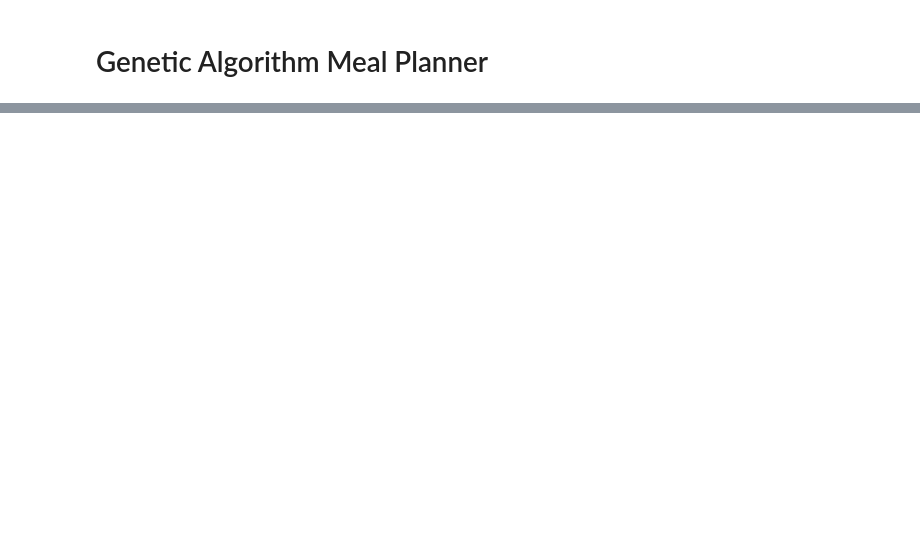
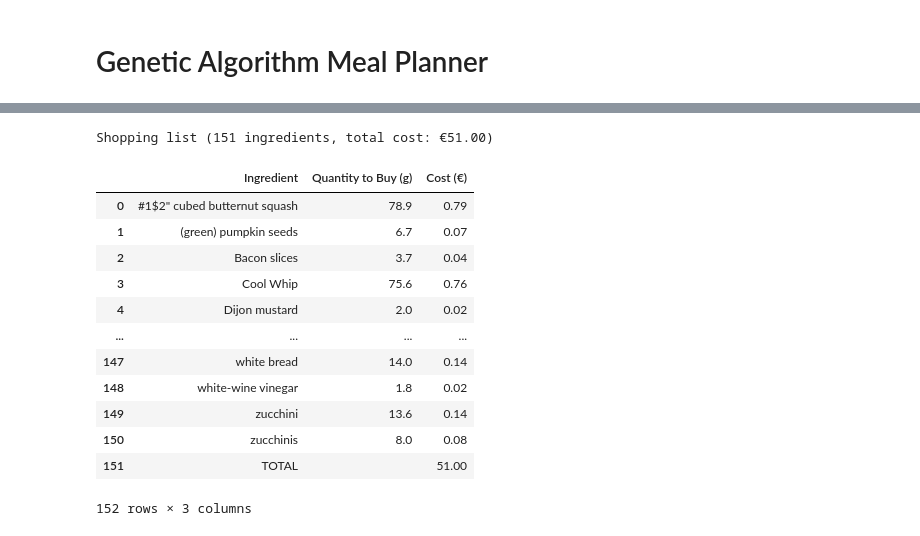
Before and after one commit to shappadappa/ICT3909-FYP, a Jupyter notebook: GAMealPlanner.ipynb, the cells around one changed output, grey strips where cells are left out. Cells and saved outputs as stored; diff of their text form; code cells hidden in the pictures; blank space fills up the shorter version.

```diff
--- a/GAMealPlanner.ipynb
+++ b/GAMealPlanner.ipynb
@@ -28,5 +100,5 @@ def fitness_function(_ga_instance, solution, _solution_index):
 # %%
-GENERATION_PRINT_INTERVAL = 25
+GENERATION_PRINT_INTERVAL = 10
 # %%
 def on_generation(ga_instance):
     num_generations = ga_instance.generations_completed
@@ -36,8 +108,8 @@ def on_generation(ga_instance):
         print(f"Generation {num_generations}, Best Fitness: {best_fitness:.2f}")
 # %%
-NUM_GENERATIONS = 200
+NUM_GENERATIONS = 1000
 NUM_PARENTS_MATING = 20
 POPULATION_SIZE = 100
-NUM_GENES = 21 # 3 meals/day x 7 days
+NUM_GENES = 21  # 3 meals/day x 7 days
 # %%
 ga_instance = GA(
@@ -80,7 +161,7 @@ for day in range(7):
     print(f"\nDay {day + 1} meal plan:")
 
     for meal in range(3):
-        recipe = recipes [int(best_meal_plan [day * 3 + meal])]
+        recipe = meal_planning_environment.recipes[int(best_meal_plan[day * 3 + meal])]
 
         print(f"Meal {meal + 1}: {recipe.name}")
 # %% [output]
@@ -107,10 +188,10 @@ Meal 3: Greek Salad
 consumed_stock = dict.fromkeys(pantry_stock.keys(), 0)
 
 for index in best_meal_plan:
-    recipe = recipes [int(index)]
+    recipe = recipes[int(index)]
 
-    for ingredient_name, quantity_needed in recipe.ingredient_quantities.items():
+    for ingredient_name, quantity_needed in recipe.ingredients.items():
         available = pantry_stock.get(ingredient_name, 0) - consumed_stock.get(ingredient_name, 0)
         from_pantry = max(0, min(available, quantity_needed))
-        consumed_stock [ingredient_name] = consumed_stock.get(ingredient_name, 0) + from_pantry
+        consumed_stock[ingredient_name] = consumed_stock.get(ingredient_name, 0) + from_pantry
 # %%
@@ -165,0 +253,44 @@ Nutritional information summary:
+# %%
+shopping_list = {}
+
+for index in best_meal_plan:
+    recipe = recipes[int(index)]
+
+    for ingredient_name, quantity_needed in recipe.ingredients.items():
+        available = pantry_stock.get(ingredient_name, 0) - consumed_stock.get(ingredient_name, 0)
+        to_buy = max(0, quantity_needed - available)
+        if to_buy > 0:
+            shopping_list[ingredient_name] = shopping_list.get(ingredient_name, 0.0) + to_buy
+
+shopping_data = [
+    {
+        "Ingredient": name,
+        "Quantity to Buy (g)": round(qty, 1),
+        "Cost (€)": round((qty / 100.0) * ingredient_costs.get(name, 1.0), 2),
+    }
+    for name, qty in sorted(shopping_list.items())
+]
+
+shopping_df = pd.DataFrame(shopping_data)
+
+total_cost = shopping_df["Cost (€)"].sum()
+total_row = pd.DataFrame([{"Ingredient": "TOTAL", "Quantity to Buy (g)": "", "Cost (€)": round(total_cost, 2)}])
+shopping_df = pd.concat([shopping_df, total_row], ignore_index=True)
+
+print(f"Shopping list ({len(shopping_data)} ingredients, total cost: €{total_cost:.2f})\n")
+shopping_df
+# %% [output]
+Shopping list (151 ingredients, total cost: €51.00)
+|  | Ingredient | Quantity to Buy (g) | Cost (€) |
+| 0 | #1$2" cubed butternut squash | 78.9 | 0.79 |
+| 1 | (green) pumpkin seeds | 6.7 | 0.07 |
+| 2 | Bacon slices | 3.7 | 0.04 |
+| 3 | Cool Whip | 75.6 | 0.76 |
+| 4 | Dijon mustard | 2.0 | 0.02 |
+| ... | ... | ... | ... |
+| 147 | white bread | 14.0 | 0.14 |
+| 148 | white-wine vinegar | 1.8 | 0.02 |
+| 149 | zucchini | 13.6 | 0.14 |
+| 150 | zucchinis | 8.0 | 0.08 |
+| 151 | TOTAL |  | 51.00 |
+152 rows × 3 columns
```
Also changed, not shown: parts of 25 cells of this notebook, 18 other files.
